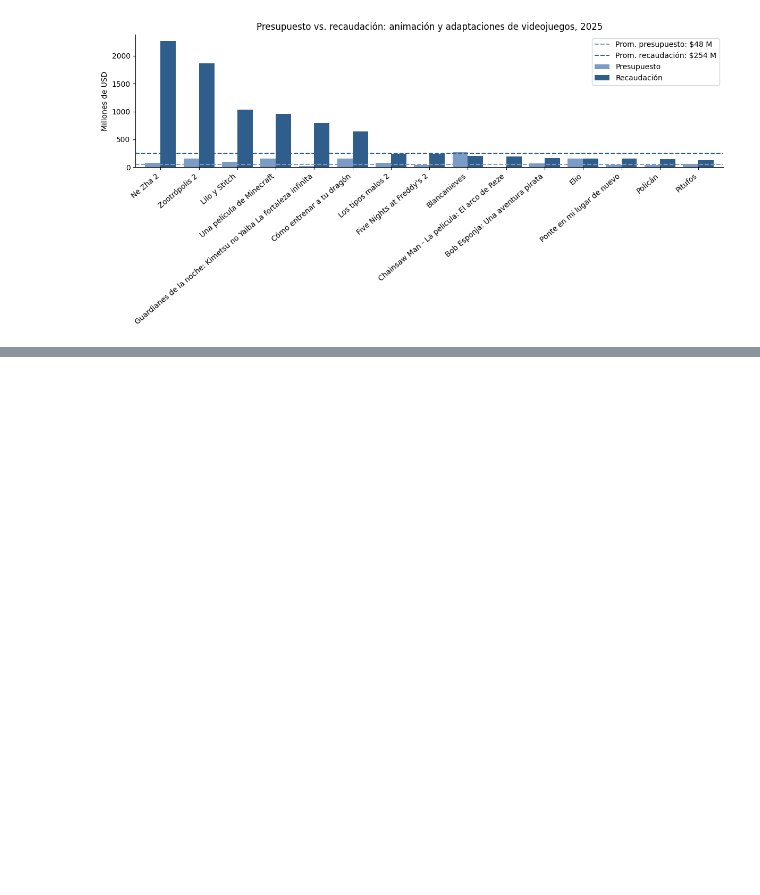
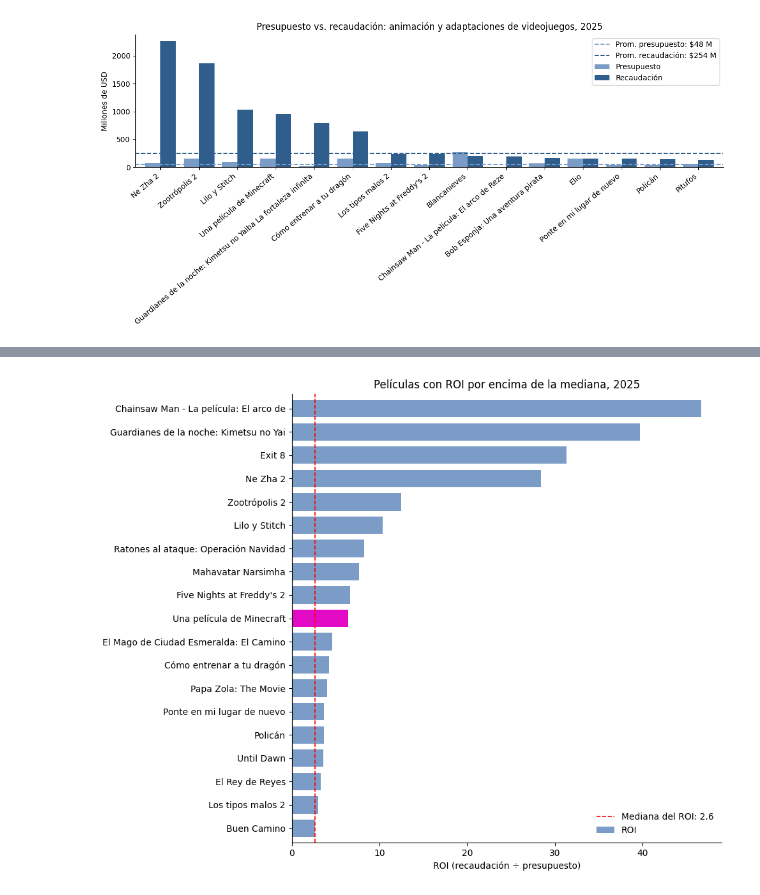
Before and after one commit to Tincho2003/GRUPO-6-CLASE-13-14, a Jupyter notebook: clase-13-14/DesempenoComercial.ipynb, the cells around one changed output, grey strips where cells are left out. Cells and saved outputs as stored; diff of their text form; code cells hidden in the pictures; blank space fills up the shorter version.

```diff
--- a/clase-13-14/DesempenoComercial.ipynb
+++ b/clase-13-14/DesempenoComercial.ipynb
@@ -168,0 +183,3 @@ plt.show()
+# %%
+mediana_ROI= df_2025["ROI"].median()
+print(mediana_ROI)
@@ -168,0 +224,27 @@ plt.show()
+# %%
+#Grafico
+import matplotlib.pyplot as plt
+# Películas por encima de la mediana, de menor a mayor
+g = df_2025[df_2025["ROI"] > mediana_ROI][["titulo", "ROI"]].sort_values("ROI", ascending=True)
+g["titulo_corto"] = g["titulo"].replace({"ಮಹಾವತಾರ ನರಸಿಂಹ": "Mahavatar Narsimha"}).str.slice(0, 38)
+
+# Naranja para Minecraft, azul para el resto
+colores = ["#E30AC6" if t == "Una película de Minecraft" else "#7A9CC6" for t in g["titulo"]]
+
+ax = g.plot(kind="barh", x="titulo_corto", y="ROI", color=colores,
+            legend=False, figsize=(10, 8), width=0.75)
+
+ax.axvline(mediana_ROI, color="red", linestyle="--", linewidth=1.2,
+           label=f"Mediana del ROI: {mediana_ROI:.1f}")
+ax.legend(loc="lower right", frameon=False)
+
+ax.set_xlabel("ROI (recaudación ÷ presupuesto)")
+ax.set_ylabel("")
+ax.set_title("Películas con ROI por encima de la mediana, 2025")
+ax.spines[["top", "right"]].set_visible(False)
+
+plt.tight_layout()
+plt.savefig("grafico_roi.png", dpi=200)
+plt.show()
+# %% [output]
+[figure, added]
```
Also changed, not shown: parts of 8 cells of this notebook, 1 other file.
